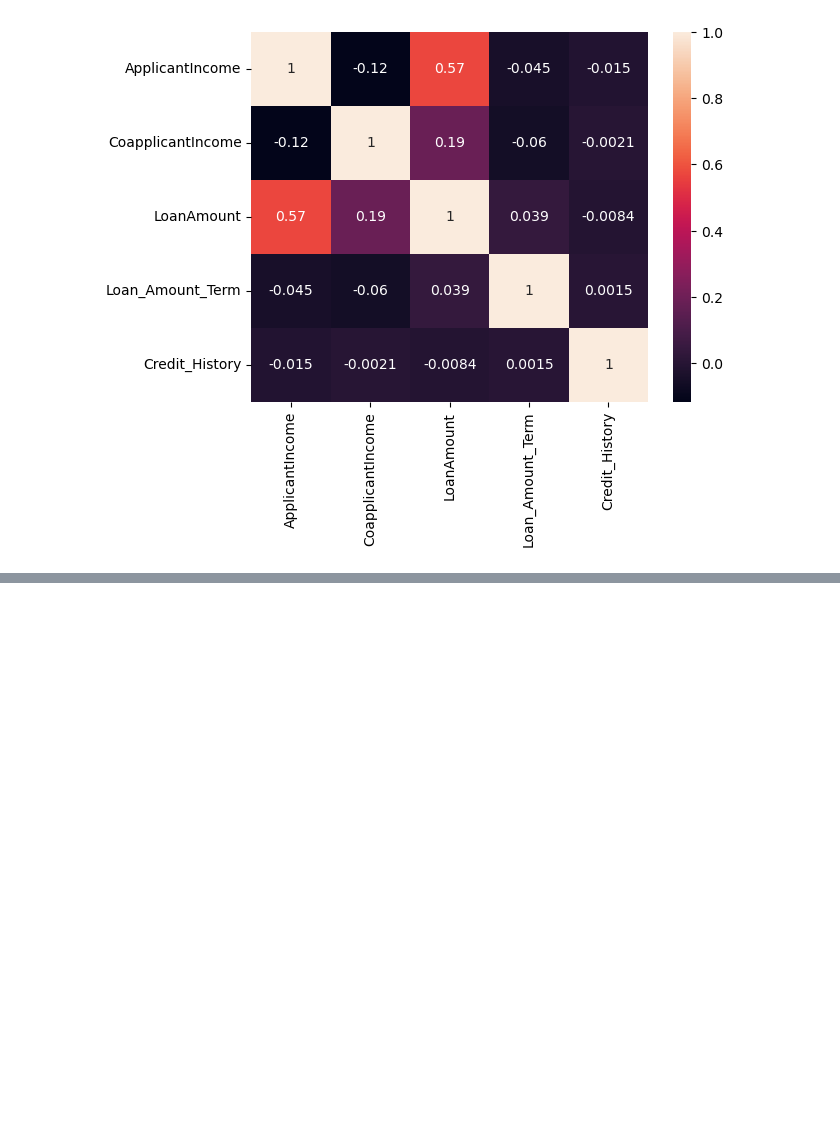
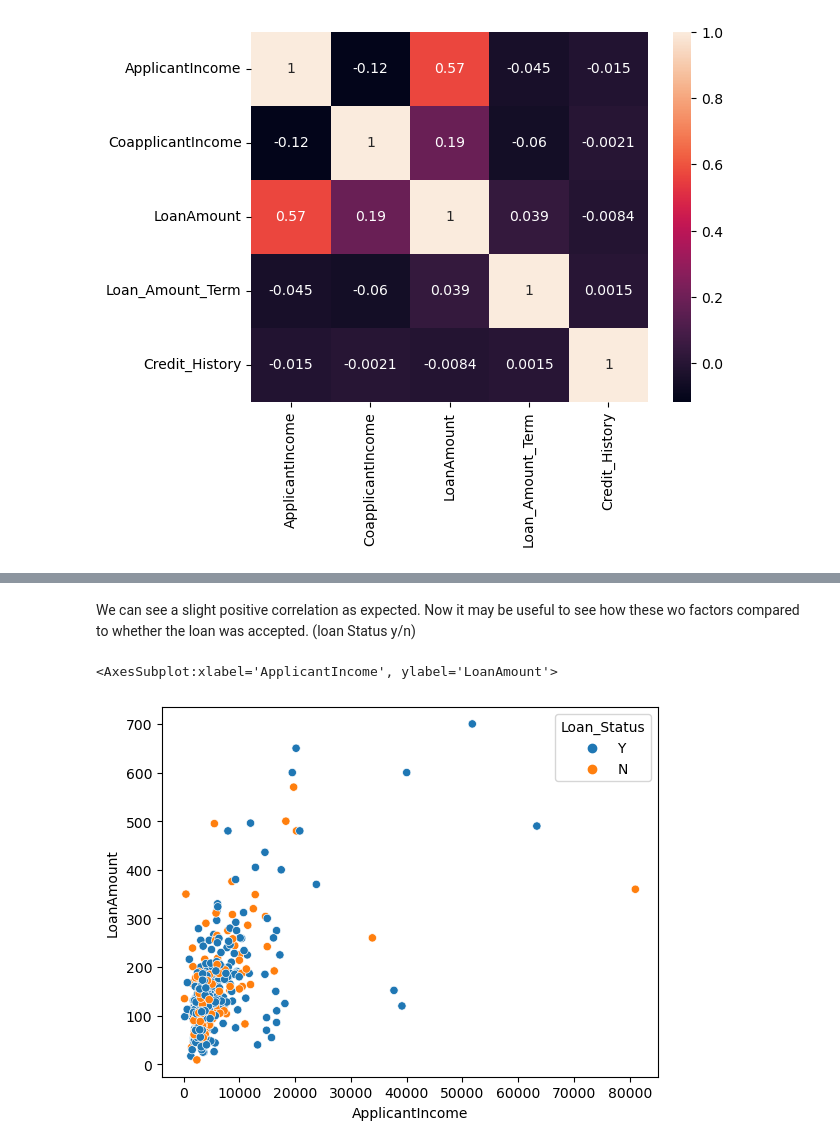
Before and after one commit to christianndjanda/DST_Assessment_0_Group_4, a Jupyter notebook: KatherineW/Python_Analysis_with_Pandas.ipynb, the cells around one changed output, grey strips where cells are left out. Saved outputs shown, nothing was run; the diff lists cells and outputs as text; code cells hidden in the pictures; blank space fills up the shorter version.

```diff
--- a/KatherineW/Python_Analysis_with_Pandas.ipynb
+++ b/KatherineW/Python_Analysis_with_Pandas.ipynb
@@ -122,0 +122,7 @@ Index(['Loan_ID', 'ApplicantIncome', 'Dependents', 'CoapplicantIncome',
+# %% [markdown]
+We can see a slight positive correlation as expected. Now it may be useful to see how these wo factors compared to whether the loan was accepted. (loan Status y/n)
+# %%
+sns.scatterplot(data=df, x="ApplicantIncome", y="LoanAmount", hue="Loan_Status")
+# %% [output]
+<AxesSubplot:xlabel='ApplicantIncome', ylabel='LoanAmount'>
+[figure, added]
```
Also changed, not shown: parts of 24 cells of this notebook.
